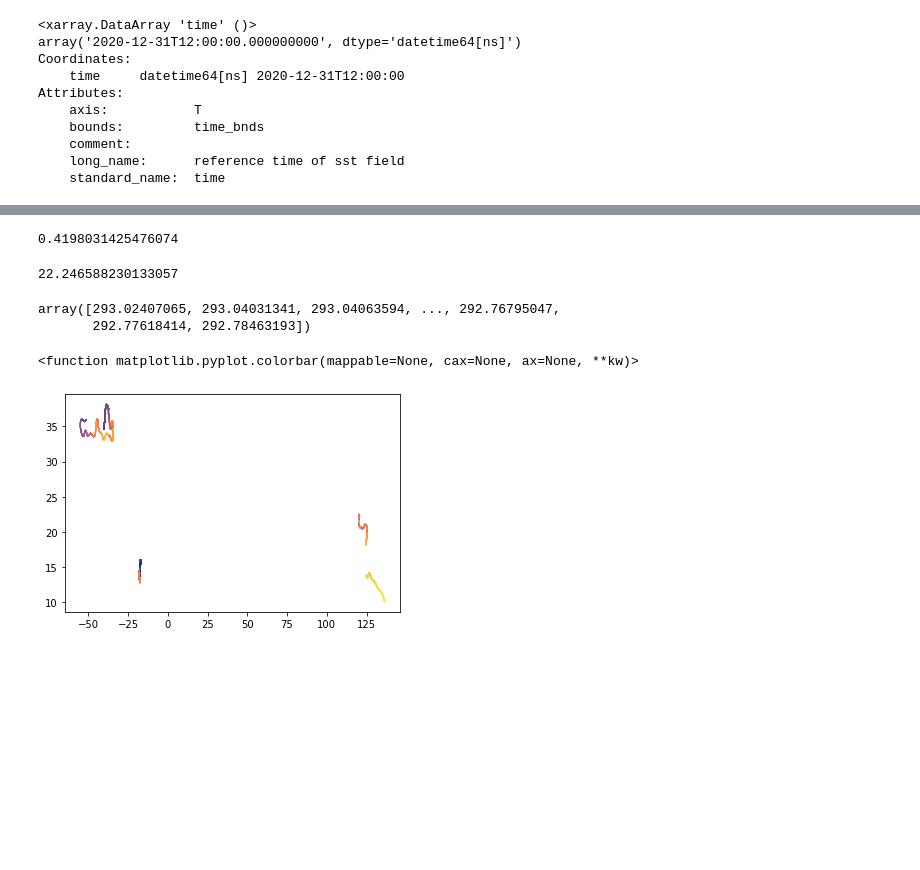
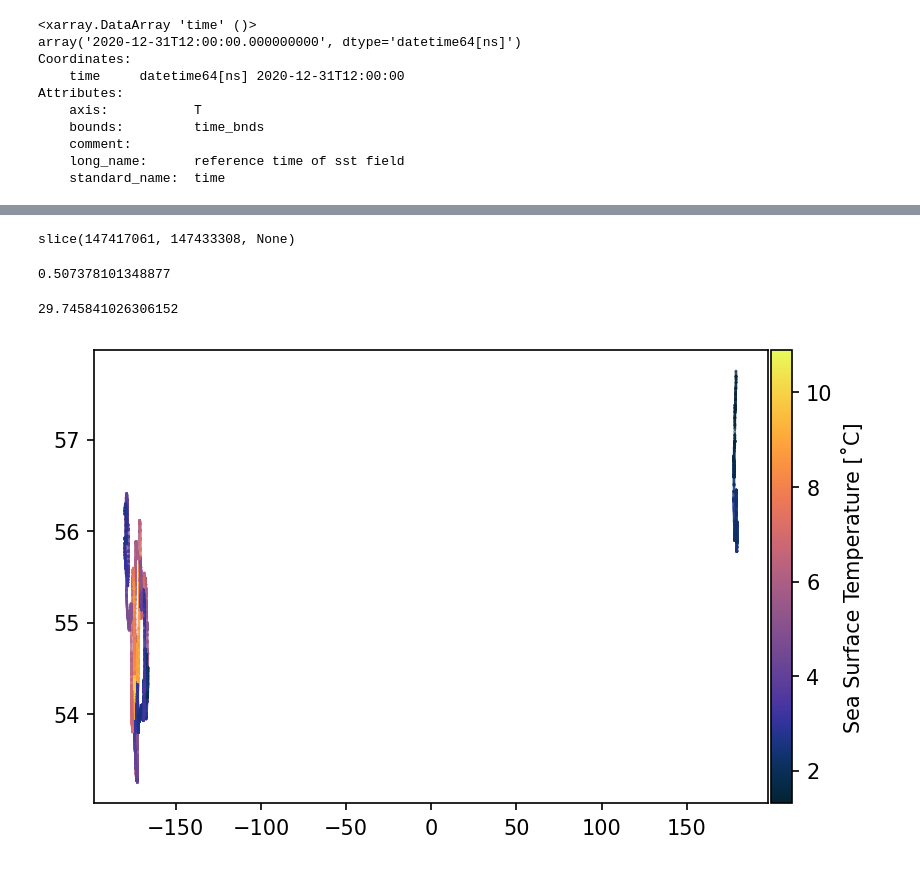
Before and after one commit to Cloud-Drift/clouddrift, a Jupyter notebook: examples/interp_cci_drifters.ipynb, the cells around one changed output, grey strips where cells are left out. Drawn from its saved outputs; the diff is of its cells as text; code cells hidden in the pictures; blank space fills up the shorter version.

```diff
--- a/examples/interp_cci_drifters.ipynb
+++ b/examples/interp_cci_drifters.ipynb
@@ -211,26 +220,35 @@ Attributes:
+# %%
+i = 15000
+sli = slice(traj_idx[i], traj_idx[i+1])
+sli
+# %% [output]
+slice(147417061, 147433308, None)
 # %%
 t0 = time.time()
-dsi = ds.interp(lon=dr.longitude[0:10000],lat=dr.latitude[0:10000],time=dr.time[0:10000])
+dsi = ds.interp(lon=dr.longitude[sli],lat=dr.latitude[sli],
+                time=dr.time[sli])
 t1 = time.time()-t0
 display(t1)
 # %% [output]
-0.4198031425476074
+0.507378101348877
 # %%
+# does this retain the result in memory
 t0 = time.time()
-foo = dsi.analysed_sst.data.compute()
+dsi.analysed_sst.data.compute()
 t1 = time.time()-t0
 display(t1)
 # %% [output]
-22.246588230133057
+29.745841026306152
-# %%
-foo
-# %% [output]
-array([293.02407065, 293.04031341, 293.04063594, ..., 292.76795047,
-       292.77618414, 292.78463193])
-# %%
-plt.scatter(dr.longitude[0:10000],dr.latitude[0:10000],s=0.05,c=dsi.analysed_sst.data-273.15,cmap=cmocean.cm.thermal)
-plt.colorbar
-# %% [output]
-<function matplotlib.pyplot.colorbar(mappable=None, cax=None, ax=None, **kw)>
-[figure, removed]
+# %%
+# does this redo the interpolation?
+fig = plt.figure(dpi=150)
+ax = fig.add_subplot()
+pcm = ax.scatter(dr.longitude[sli],dr.latitude[sli],s=0.05,c=dsi.analysed_sst.data-273.15,cmap=cmocean.cm.thermal)
+# what does this all do?
+divider = make_axes_locatable(ax)
+cax = divider.append_axes('right', size='3%', pad=0.02, axes_class=plt.Axes)
+cb = fig.colorbar(pcm, cax=cax)
+cb.set_label('Sea Surface Temperature [˚C]')
+# %% [output]
+[figure, added]
 # %%
```
Also changed, not shown: parts of 25 cells of this notebook.
